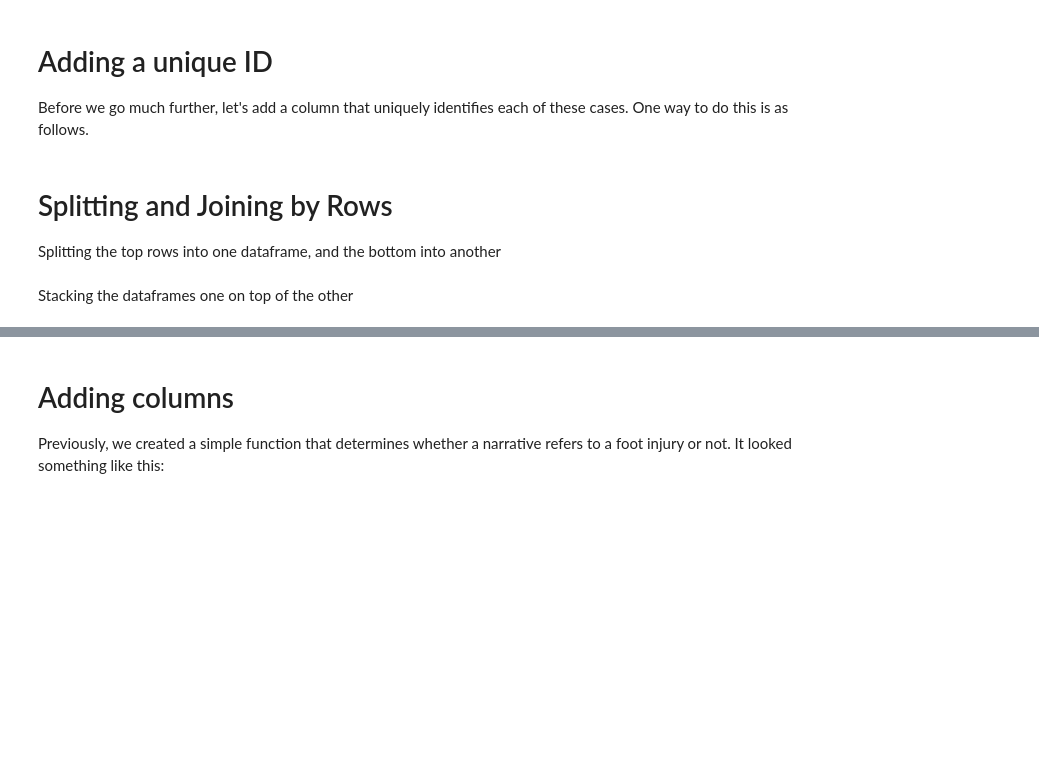
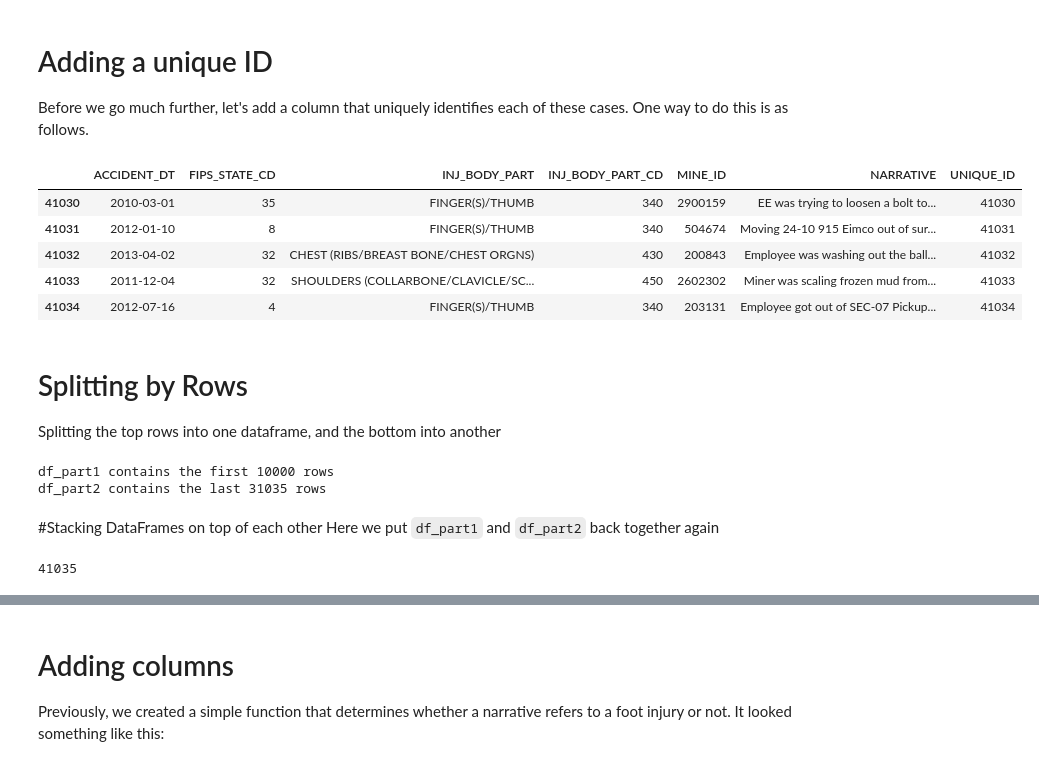
Before and after one commit to ameasure/autocoding-class, a Jupyter notebook: pandas and files.ipynb, the cells around one changed output, grey strips where cells are left out. Cells and saved outputs as stored; diff of their text form; code cells hidden in the pictures; blank space fills up the shorter version.

```diff
--- a/pandas and files.ipynb
+++ b/pandas and files.ipynb
@@ -41,13 +55,20 @@ len(df)
 Before we go much further, let's add a column that uniquely identifies each of these cases. One way to do this is as follows.
 # %%
 # Create a list of unique ID's that is as long as the number of rows in our dataframe
-ids = range(len(df))
+unique_ids = range(len(df))
 
 # Create a new column called 'UNIQUE_ID' which will hold this list
-df['UNIQUE_ID'] = ids
+df['UNIQUE_ID'] = unique_ids
 df.tail()
+# %% [output]
+|  | ACCIDENT_DT | FIPS_STATE_CD | INJ_BODY_PART | INJ_BODY_PART_CD | MINE_ID | NARRATIVE | UNIQUE_ID |
+| 41030 | 2010-03-01 | 35 | FINGER(S)/THUMB | 340 | 2900159 | EE was trying to loosen a bolt to... | 41030 |
+| 41031 | 2012-01-10 | 8 | FINGER(S)/THUMB | 340 | 504674 | Moving 24-10 915 Eimco out of sur... | 41031 |
+| 41032 | 2013-04-02 | 32 | CHEST (RIBS/BREAST BONE/CHEST ORGNS) | 430 | 200843 | Employee was washing out the ball... | 41032 |
+| 41033 | 2011-12-04 | 32 | SHOULDERS (COLLARBONE/CLAVICLE/SC... | 450 | 2602302 | Miner was scaling frozen mud from... | 41033 |
+| 41034 | 2012-07-16 | 4 | FINGER(S)/THUMB | 340 | 203131 | Employee got out of SEC-07 Pickup... | 41034 |
 # %% [markdown]
-# Splitting and Joining by Rows
+# Splitting by Rows
 Splitting the top rows into one dataframe, and the bottom into another
 # %%
 df_part1 = df[0:10000]
@@ -55,9 +76,15 @@ df_part2 = df[10000:]
 
 print('df_part1 contains the first %s rows' % len(df_part1))
 print('df_part2 contains the last %s rows' % len(df_part2))
+# %% [output]
+df_part1 contains the first 10000 rows
+df_part2 contains the last 31035 rows
-# %% [markdown]
-Stacking the dataframes one on top of the other
+# %% [markdown]
+#Stacking DataFrames on top of each other
+Here we put `df_part1` and `df_part2` back together again
 # %%
 df = pd.concat([df_part1, df_part2])
 print(len(df))
+# %% [output]
+41035
 # %% [markdown]
```
Also changed, not shown: parts of 26 cells of this notebook.
